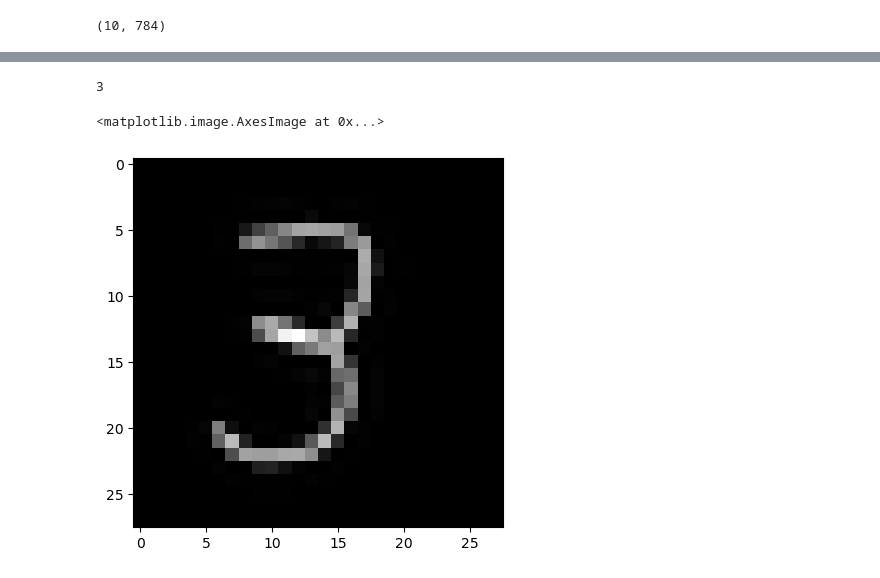
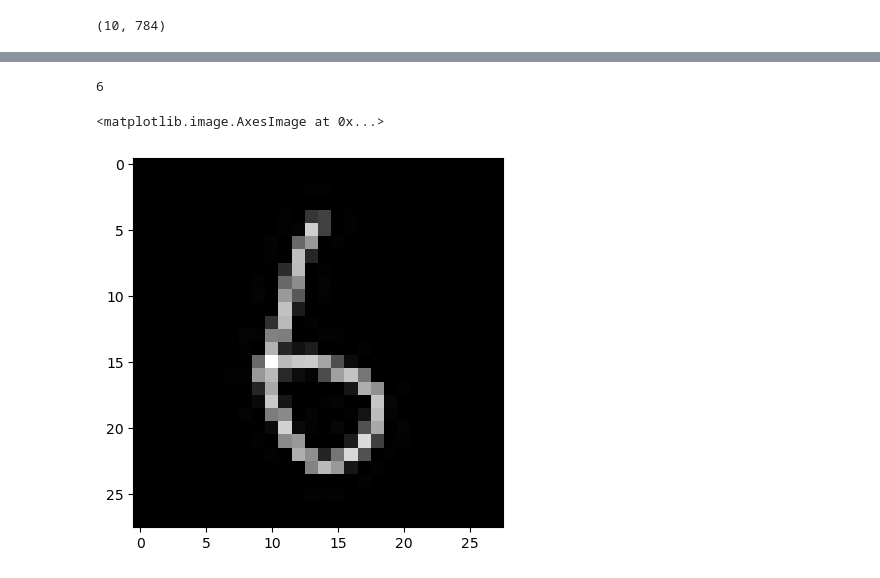
Before and after one commit to a50492002/tensorflow-mnist-example, a Jupyter notebook: mnist_predict.ipynb, the cells around one changed output, grey strips where cells are left out. Drawn from its saved outputs; the diff is of its cells as text; code cells hidden in the pictures.

```diff
--- a/mnist_predict.ipynb
+++ b/mnist_predict.ipynb
@@ -73,9 +75,9 @@ array([0.1259016 , 0.09114721, 0.09866943, 0.09946929, 0.09538608,
       dtype=float32)
 # %%
-print(np.argmax(predictions[3])) #輸出預測結果(答案)
+print(np.argmax(predictions[6])) #輸出預測結果(答案)
 plt.gray() #設定黑白輸出
-plt.imshow(img[3].reshape(28, 28)) #輸出指定圖片
+plt.imshow(img[6].reshape(28, 28)) #輸出指定圖片
 # %% [output]
-3
+6
 <matplotlib.image.AxesImage at 0x...>
-[figure, old version]
+[figure, new version]
```
Also changed, not shown: parts of 2 cells of this notebook, 4 other files.
